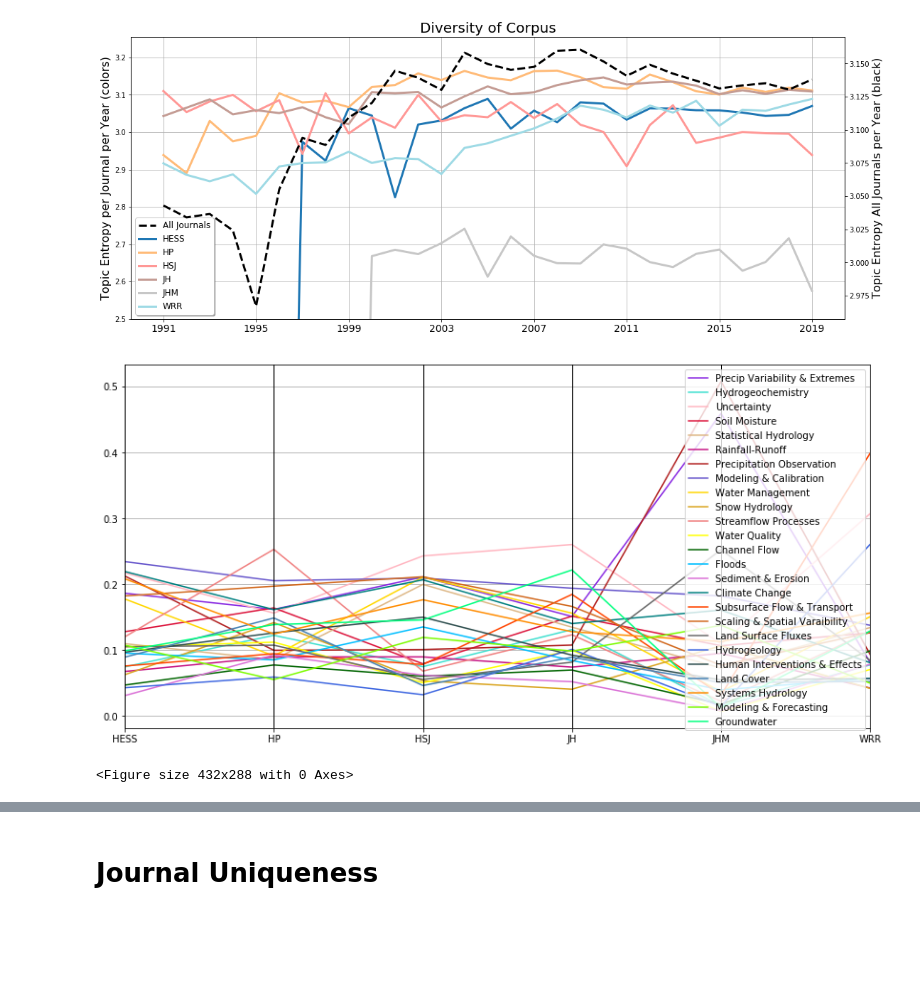
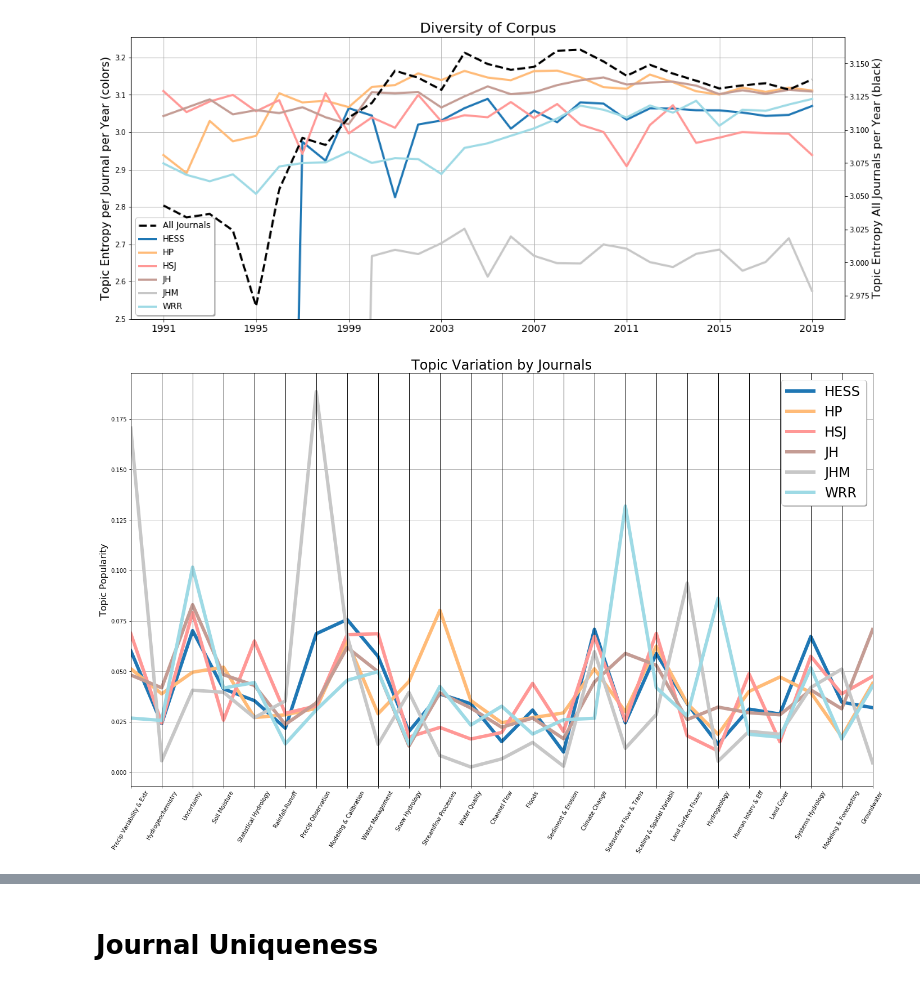
Before and after one commit to mashrekur/topic_modeling_hydrology, a Jupyter notebook: 6_journal_analysis.ipynb, the cells around one changed output, grey strips where cells are left out. Cells and saved outputs as stored; diff of their text form; code cells hidden in the pictures; blank space fills up the shorter version.

Commit message:
added variation of absolute and relative topics by journals parallel coordinate plot and updated the relative temporal topics plot

```diff
--- a/6_journal_analysis.ipynb
+++ b/6_journal_analysis.ipynb
@@ -10,13 +10,13 @@ nTopics = 25
 # Define topic names
 # Define topic names
 topic_names = [
-    'Precip Variability & Extremes',
+    'Precip Variability & Extr',
     'Hydrogeochemistry',
     'Uncertainty',
     'Soil Moisture',
     'Statistical Hydrology',
     'Rainfall-Runoff',
-    'Precipitation Observation',
+    'Precip Observation',
     'Modeling & Calibration',
     'Water Management',
     'Snow Hydrology',
@@ -26,11 +26,11 @@ topic_names = [
     'Floods',
     'Sediment & Erosion',
     'Climate Change',
-    'Subsurface Flow & Transport',
-    'Scaling & Spatial Varaibility',
+    'Subsurface Flow & Trans',
+    'Scaling & Spatial Variabil',
     'Land Surface Fluxes',
     'Hydrogeology',
-    'Human Interventions & Effects',
+    'Human Interv & Eff',
     'Land Cover',
     'Systems Hydrology',
     'Modeling & Forecasting',
@@ -276,19 +276,35 @@ plt.savefig('figures/corpus_entropy.png')
 # %%
 #parallel coordinates plot
 
 #create dataframe of index, columns and data
-df_plotdata = pd.DataFrame(index = topic_names, columns = journals, data = np.transpose(plotdata))
-df_plotdata.index.name = "topics"
+plotdata = journal_topic_popularity #* np.expand_dims(journal_papers,-1)
+df_plotdata = pd.DataFrame(index = journals, columns = topic_names, data = plotdata)
+df_plotdata.index.name = "journals"
 df_plotdata = df_plotdata.reset_index()
 
 #plot figure
-fig = plt.figure(figsize=(14,7))
+fig = plt.figure(figsize=(32,13.5))
 gs = fig.add_gridspec(1,4)
-pd.plotting.parallel_coordinates(df_plotdata, "topics", color = list(custom_colors.values())[0:25],
-                                axvlines = 'Yes', sort_labels = 'Yes')
-plt.show()
+ax = fig.add_subplot(gs[0, :3])
+
+# set color cycle
+colordexes = np.linspace(0,19,len(journals)).astype(int)
+colors = list(plt.cm.tab20(np.arange(20)))
+colors = [colors[i] for i in colordexes]
+ax.set_prop_cycle('color', colors)
+
+#define axes to plot without legend
+pd.plotting.parallel_coordinates(df_plotdata, "journals", ax = ax, color = colors,
+                                axvlines = 'Yes', linewidth = 6)
+ax.get_legend().remove()
+ax.set_title('Topic Variation by Journals', fontsize = 24)
+ax.set_ylabel('Topic Popularity', fontsize = 16)
+ax.tick_params(rotation=60, axis = 'x')
+ax.legend(journals, loc='upper right', shadow=True, prop={'size': 24})
+
+
+# plt.show()
 # Save figure
-plt.savefig('figures/parallel_coordinate_entropy.png')
+plt.savefig('figures/parallel_coordinate_absolute_topics.png')
 # %% [output]
-[figure, old version]
+[figure, new version]
-<Figure size 432x288 with 0 Axes>
```
Also changed, not shown: parts of 6 cells of this notebook, 1 other file.
